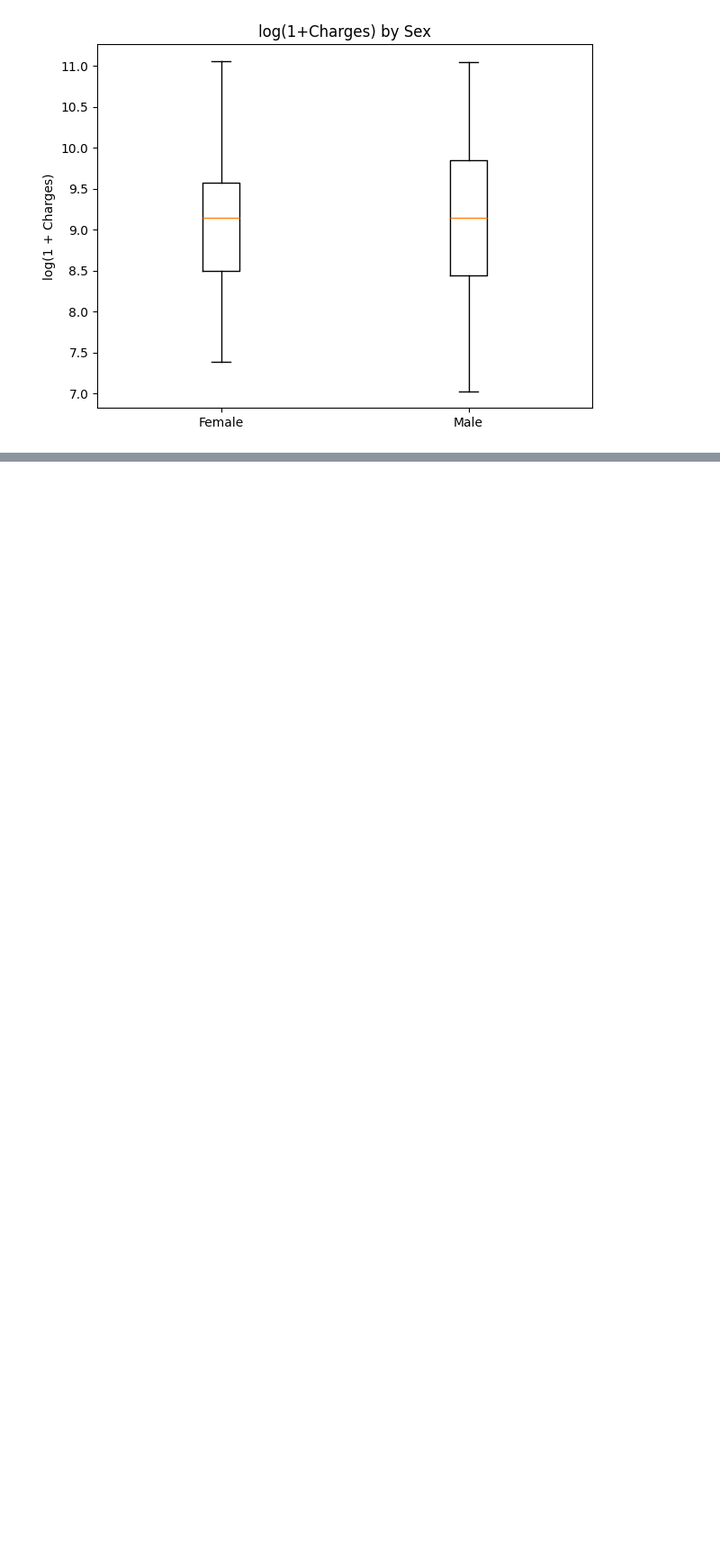
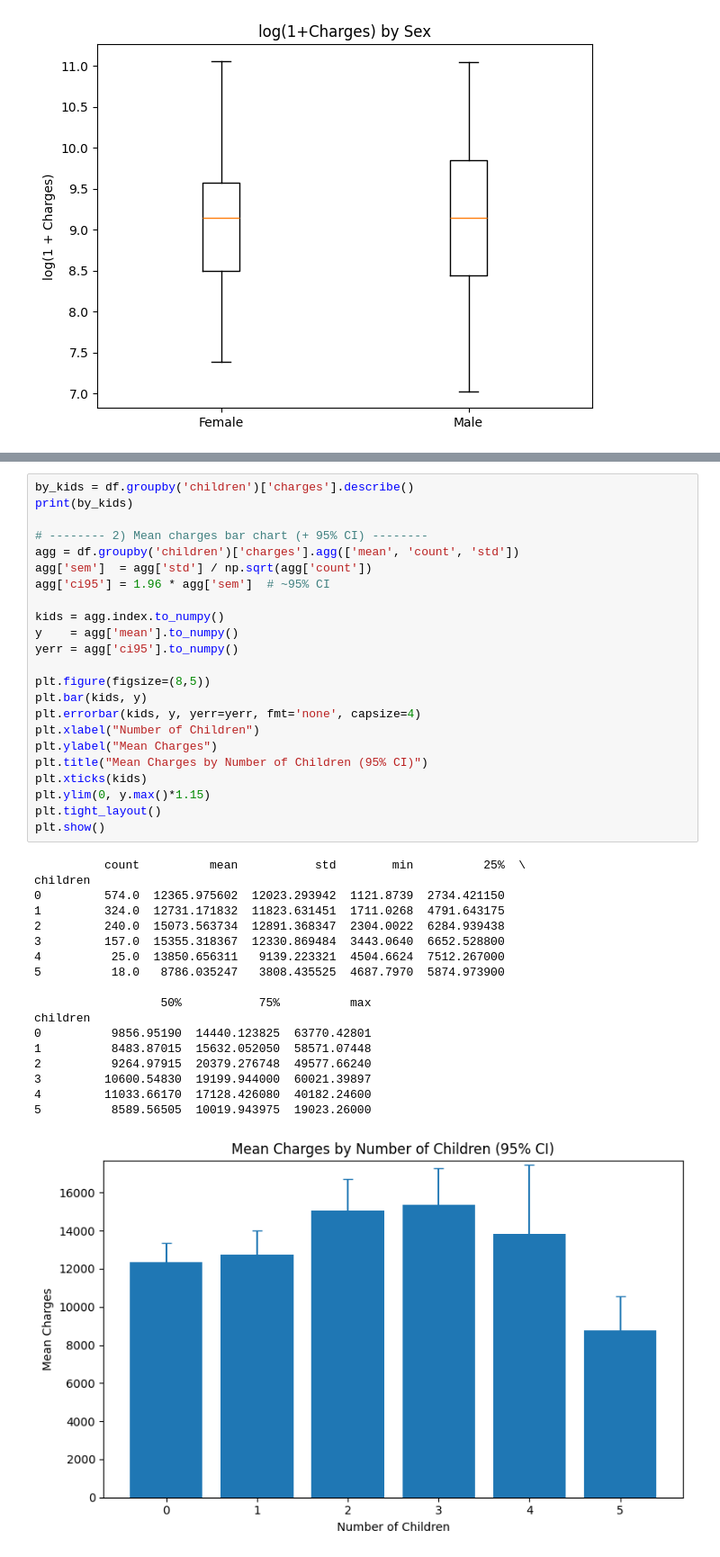
Before and after one commit to grayycc/datathon-2025, a Jupyter notebook: final.ipynb, the cells around one changed output, grey strips where cells are left out. Shown: that part at 90% size. Saved outputs shown, nothing was run; the diff lists cells and outputs as text; blank space fills up the shorter version.

```diff
--- a/final.ipynb
+++ b/final.ipynb
@@ -87,0 +100,42 @@ plt.show()
+# %%
+by_kids = df.groupby('children')['charges'].describe()
+print(by_kids)
+
+# -------- 2) Mean charges bar chart (+ 95% CI) --------
+agg = df.groupby('children')['charges'].agg(['mean', 'count', 'std'])
+agg['sem']  = agg['std'] / np.sqrt(agg['count'])
+agg['ci95'] = 1.96 * agg['sem']  # ~95% CI
+
+kids = agg.index.to_numpy()
+y    = agg['mean'].to_numpy()
+yerr = agg['ci95'].to_numpy()
+
+plt.figure(figsize=(8,5))
+plt.bar(kids, y)
+plt.errorbar(kids, y, yerr=yerr, fmt='none', capsize=4)
+plt.xlabel("Number of Children")
+plt.ylabel("Mean Charges")
+plt.title("Mean Charges by Number of Children (95% CI)")
+plt.xticks(kids)
+plt.ylim(0, y.max()*1.15)
+plt.tight_layout()
+plt.show()
+# %% [output]
+          count          mean           std        min          25%  \
+children
+0         574.0  12365.975602  12023.293942  1121.8739  2734.421150
+1         324.0  12731.171832  11823.631451  1711.0268  4791.643175
+2         240.0  15073.563734  12891.368347  2304.0022  6284.939438
+3         157.0  15355.318367  12330.869484  3443.0640  6652.528800
+4          25.0  13850.656311   9139.223321  4504.6624  7512.267000
+5          18.0   8786.035247   3808.435525  4687.7970  5874.973900
+
+                  50%           75%          max
+children
+0          9856.95190  14440.123825  63770.42801
+1          8483.87015  15632.052050  58571.07448
+2          9264.97915  20379.276748  49577.66240
+3         10600.54830  19199.944000  60021.39897
+4         11033.66170  17128.426080  40182.24600
+5          8589.56505  10019.943975  19023.26000
+[figure, added]
```
Also changed, not shown: parts of 4 cells of this notebook, 1 other file.
